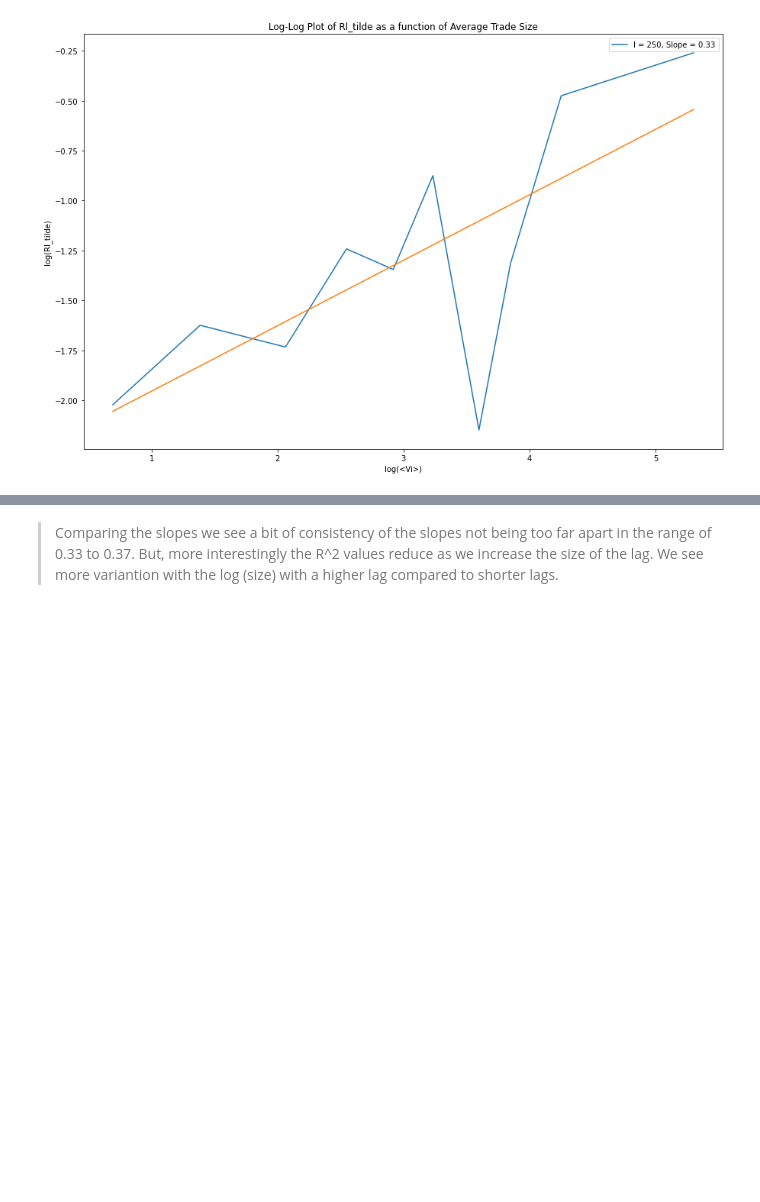
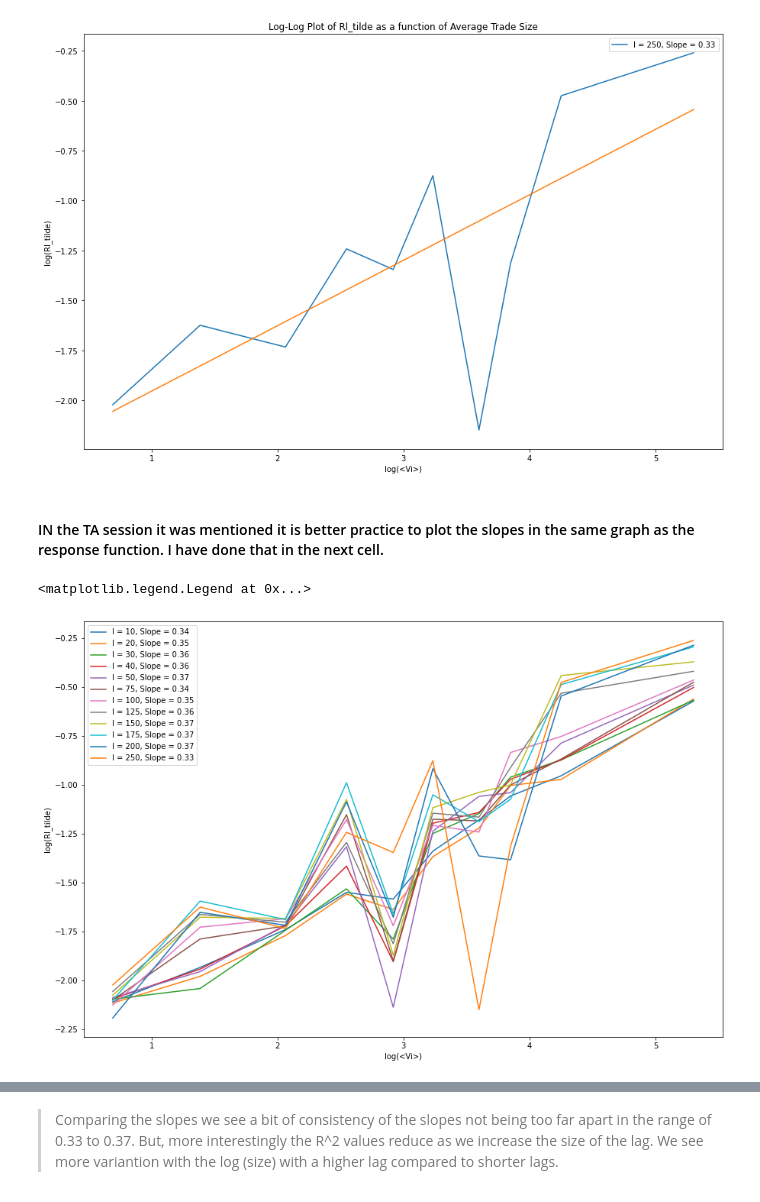
Before and after one commit to alanwake47/FINM-37601-Mathematical-Market-Microstructure, a Jupyter notebook: hw3/hw3_aman.ipynb, the cells around one changed output, grey strips where cells are left out. Drawn from its saved outputs; the diff is of its cells as text; code cells hidden in the pictures; blank space fills up the shorter version.

```diff
--- a/hw3/hw3_aman.ipynb
+++ b/hw3/hw3_aman.ipynb
@@ -308,3 +313,72 @@ for l in lags:
 [figure]
 [figure]
 [figure]
+# %% [markdown]
+#### IN the TA session it was mentioned it is better practice to plot the slopes in the same graph as the response function. I have done that in the next cell.
+# %%
+import numpy as np
+import matplotlib.pyplot as plt
+from scipy.stats import linregress
+
+#save the slope values
+slope_values = []
+
+# Function to fit a line to the data and return the slope
+def fit_line(x, y):
+    slope, intercept, r_value, p_value, std_err = linregress(x, y)
+    return slope
+
+# Function to calculate log(Rl_tilde) for a given lag l and trade size group
+def calculate_log_Rl_tilde(df, l):
+    vwap_t_l = df['VWAP'].shift(-l)
+    mt = df['midQ']
+    epsilon_t = df['Sign']
+
+    Rl_tilde_values = (vwap_t_l - mt) * epsilon_t
+    Rl_tilde_values.dropna(inplace=True)
+
+    bid_ask_spread = df['SP1'] - df['BP1']
+    Rl_tilde_values /= bid_ask_spread
+
+    return np.log(Rl_tilde_values.mean())
+
+# Function to calculate log(<Vi>) for a given trade size group
+def calculate_log_average_trade_size(df):
+    return np.log(df['Size'].mean())
+
+# Plotting
+lags = [10, 20, 30, 40, 50, 75, 100, 125, 150, 175, 200, 250]
+size_categories = [0, 2.0, 5.0, 10.0, 15.0, 20.0, 30.0, 40.0, 55.0, 90.0, 100000.0]
+
+plt.figure(figsize=(15, 10))
+
+
+for l in lags:
+    log_Rl_tilde_values = []
+    log_average_trade_size_values = []
+
+    for size_group in range(len(size_categories) - 1):
+        group_df = df[(df['Size'] > size_categories[size_group]) & (df['Size'] <= size_categories[size_group + 1])]
+        log_Rl_tilde = calculate_log_Rl_tilde(group_df, l)
+        log_average_trade_size = calculate_log_average_trade_size(group_df)
+
+        log_Rl_tilde_values.append(log_Rl_tilde)
+        log_average_trade_size_values.append(log_average_trade_size)
+
+    # Fit a line to the data
+    slope = fit_line(log_average_trade_size_values, log_Rl_tilde_values)
+    #save the slope values
+    slope_values.append(slope)
+
+    # Plot the data points
+    #plt.scatter(log_average_trade_size_values, log_Rl_tilde_values, label=f'l = {l}, Slope = {slope:.2f}')
+    plt.plot(log_average_trade_size_values, log_Rl_tilde_values, label=f'l = {l}, Slope = {slope:.2f}')
+
+
+#show the plot in the same figure
+plt.xlabel('log(<Vi>)')
+plt.ylabel('log(Rl_tilde)')
+plt.legend()
+# %% [output]
+<matplotlib.legend.Legend at 0x...>
+[figure, added]
```
Also changed, not shown: parts of 3 cells of this notebook.
